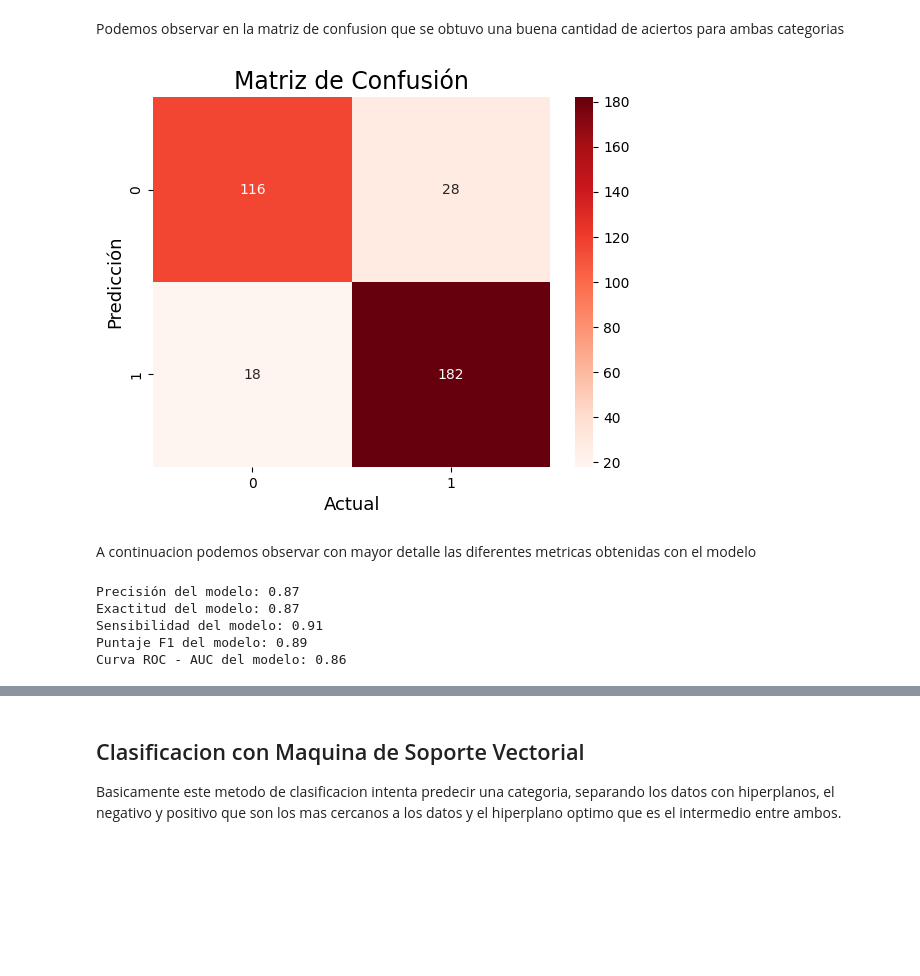
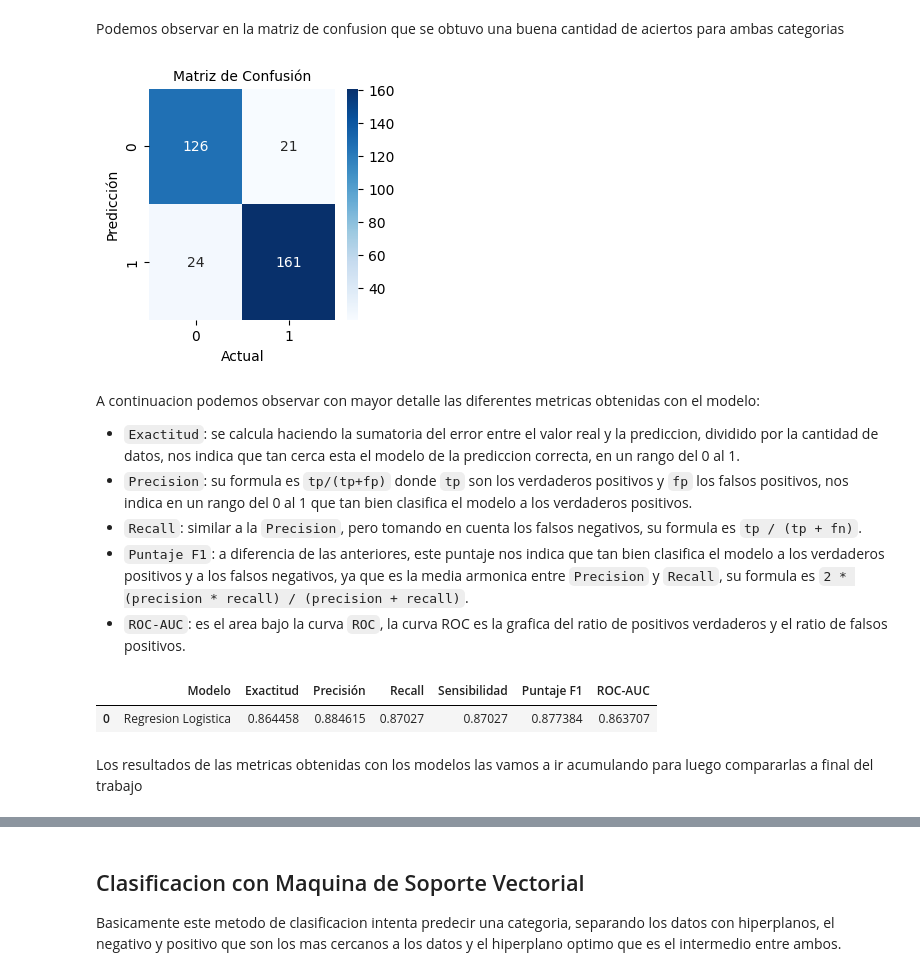
Before and after one commit to LimaBD/math3-unsam, a Jupyter notebook: PDP/pistachio_clasificacion.ipynb, the cells around one changed output, grey strips where cells are left out. Drawn from its saved outputs; the diff is of its cells as text; code cells hidden in the pictures; blank space fills up the shorter version.

Commit message:
added changes to jupyter notebooks; added pistachio_clasificacion pdf

```diff
--- a/PDP/pistachio_clasificacion.ipynb
+++ b/PDP/pistachio_clasificacion.ipynb
@@ -135,5 +241,4 @@ Como variable independiente X utilizaremos las 16 columnas numericas acerca las
 # %%
-X = dataset.iloc[:, :15].values
-y = dataset['Kirmizi'].values
-X, y
+X = dataset.iloc[:, :9].values
+X
 # %% [output]
@@ -153,0 +260,3 @@ X, y
+# %%
+df_class = pd.get_dummies(dataset['Class'])
+df_class.sample(5)
@@ -153,0 +270,2 @@ X, y
+# %%
+dataset = pd.concat([dataset, df_class], axis=1)
@@ -153,0 +274,3 @@ X, y
+# %%
+y = dataset['Kirmizi_Pistachio'].values
+y
@@ -211,37 +333,44 @@ Podemos observar en la matriz de confusion que se obtuvo una buena cantidad de a
 # %%
 def plot_confusion_matrix(y_test, y_pred):
     cm = confusion_matrix(y_test, y_pred)
-    palletes = [
-        'Blues', 'Reds', 'mako', 'crest',
-        ]
+    plt.figure(figsize = (3, 3))
     sns.heatmap(
         cm,
         annot=True,
         fmt='g',
-        cmap=random.choice(palletes),
+        cmap='Blues',
         )
-    plt.ylabel('Predicción', fontsize=13)
-    plt.xlabel('Actual', fontsize=13)
-    plt.title('Matriz de Confusión', fontsize=17)
+    plt.ylabel('Predicción', fontsize=10)
+    plt.xlabel('Actual', fontsize=10)
+    plt.title('Matriz de Confusión', fontsize=10)
     plt.show()
 #
 plot_confusion_matrix(y_test, y_pred)
 # %% [output]
-[figure, old version]
+[figure, new version]
-# %% [markdown]
-A continuacion podemos observar con mayor detalle las diferentes metricas obtenidas con el modelo
-# %%
-def plot_metricas(y_test, y_pred):
-    print(f'Precisión del modelo: {precision_score(y_test, y_pred):.2f}')
-    print(f'Exactitud del modelo: {accuracy_score(y_test, y_pred):.2f}')
-    print(f'Sensibilidad del modelo: {recall_score(y_test, y_pred):.2f}')
-    print(f'Puntaje F1 del modelo: {f1_score(y_test, y_pred):.2f}')
-    print(f'Curva ROC - AUC del modelo: {roc_auc_score(y_test, y_pred):.2f}')
-#
-plot_metricas(y_test, y_pred)
-# %% [output]
-Precisión del modelo: 0.87
-Exactitud del modelo: 0.87
-Sensibilidad del modelo: 0.91
-Puntaje F1 del modelo: 0.89
-Curva ROC - AUC del modelo: 0.86
+# %% [markdown]
+A continuacion podemos observar con mayor detalle las diferentes metricas obtenidas con el modelo:
+- `Exactitud`: se calcula haciendo la sumatoria del error entre el valor real y la prediccion, dividido por la cantidad de datos, nos indica que tan cerca esta el modelo de la prediccion correcta, en un rango del 0 al 1.
+- `Precision`: su formula es `tp/(tp+fp)` donde `tp` son los verdaderos positivos y `fp` los falsos positivos, nos indica en un rango del 0 al 1 que tan bien clasifica el modelo a los verdaderos positivos.
+- `Recall`: similar a la `Precision`, pero tomando en cuenta los falsos negativos, su formula es `tp / (tp + fn)`.
+- `Puntaje F1`: a diferencia de las anteriores, este puntaje nos indica que tan bien clasifica el modelo a los verdaderos positivos y a los falsos negativos, ya que es la media armonica entre `Precision` y `Recall`, su formula es `2 * (precision * recall) / (precision + recall)`.
+- `ROC-AUC`: es el area bajo la curva `ROC`, la curva ROC es la grafica del ratio de positivos verdaderos y el ratio de falsos positivos.
+# %%
+def obtener_metricas_df(nombre_modelo, y_test, y_pred) -> pd.DataFrame:
+    return pd.DataFrame({
+        'Modelo': [nombre_modelo],
+        'Exactitud': [accuracy_score(y_test, y_pred)],
+        'Precisión': [precision_score(y_test, y_pred)],
+        'Recall': [recall_score(y_test, y_pred)],
+        'Sensibilidad': [recall_score(y_test, y_pred)],
+        'Puntaje F1': [f1_score(y_test, y_pred)],
+        'ROC-AUC': [roc_auc_score(y_test, y_pred)],
+    })
+#
+rl_metricas_df = obtener_metricas_df('Regresion Logistica', y_test, y_pred)
+rl_metricas_df
+# %% [output]
+|  | Modelo | Exactitud | Precisión | Recall | Sensibilidad | Puntaje F1 | ROC-AUC |
+| 0 | Regresion Logistica | 0.864458 | 0.884615 | 0.87027 | 0.87027 | 0.877384 | 0.863707 |
+# %% [markdown]
+Los resultados de las metricas obtenidas con los modelos las vamos a ir acumulando para luego compararlas a final del trabajo
```
Also changed, not shown: parts of 113 cells of this notebook, 3 other files.
